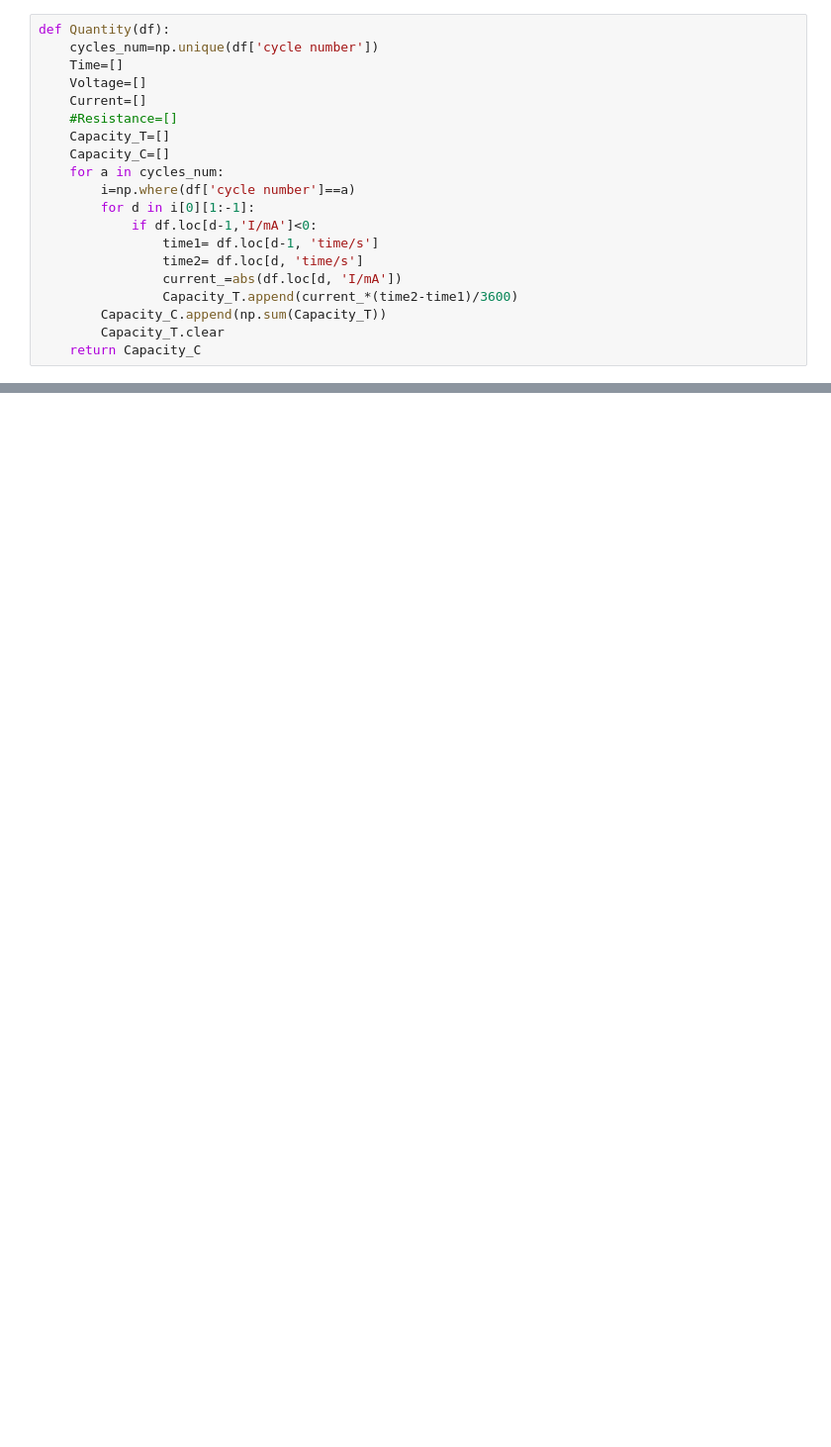
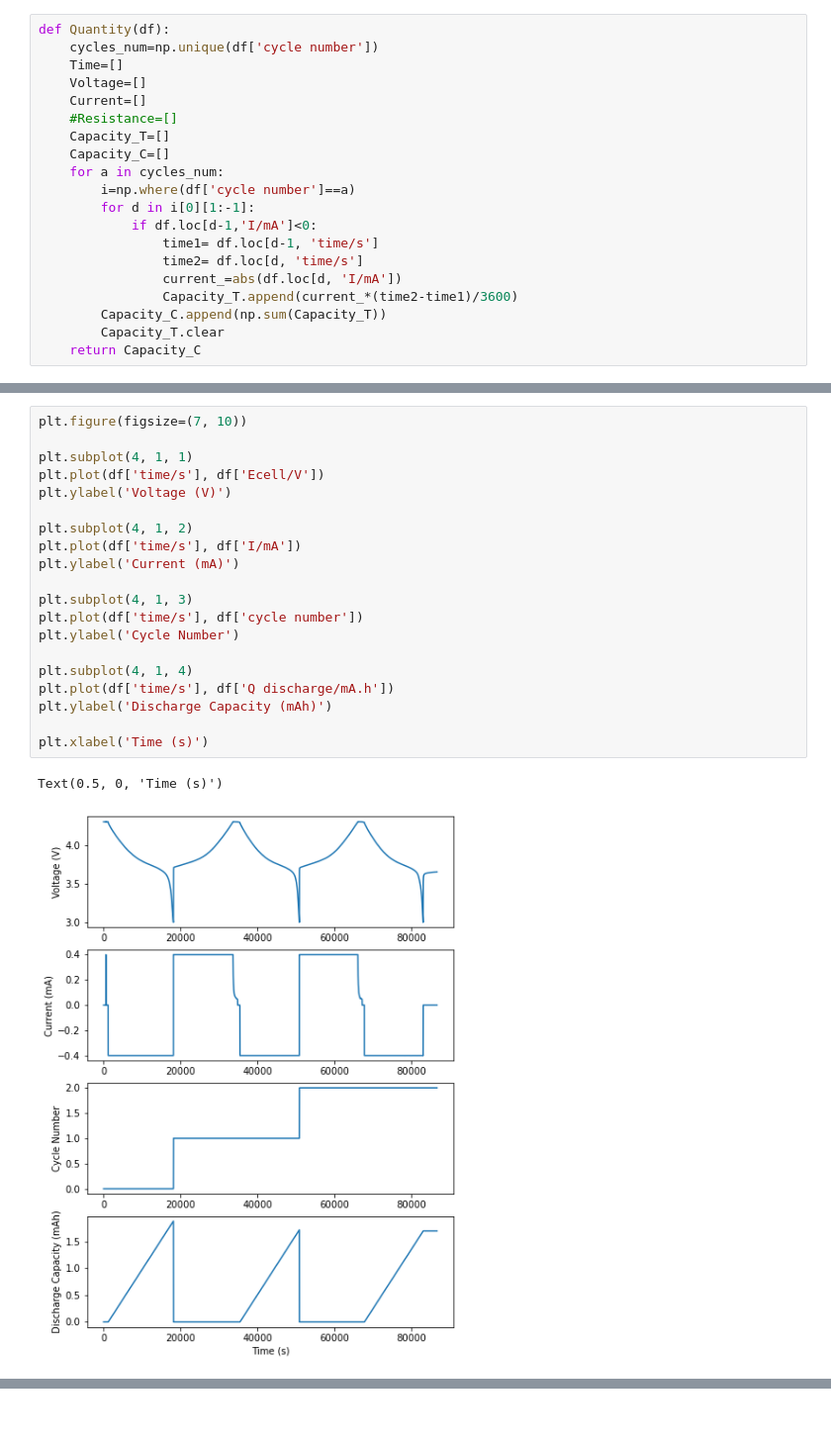
Before and after one commit to wengandrew/fast-formation, a Jupyter notebook: urop/students/ikovalchuk/Precondition(cathode).ipynb, the cells around one changed output, grey strips where cells are left out. Shown at 99% size. Saved outputs shown, nothing was run; the diff lists cells and outputs as text; blank space fills up the shorter version.

```diff
--- a/urop/students/ikovalchuk/Precondition(cathode).ipynb
+++ b/urop/students/ikovalchuk/Precondition(cathode).ipynb
@@ -52,0 +98,23 @@ def Quantity(df):
+# %%
+plt.figure(figsize=(7, 10))
+
+plt.subplot(4, 1, 1)
+plt.plot(df['time/s'], df['Ecell/V'])
+plt.ylabel('Voltage (V)')
+
+plt.subplot(4, 1, 2)
+plt.plot(df['time/s'], df['I/mA'])
+plt.ylabel('Current (mA)')
+
+plt.subplot(4, 1, 3)
+plt.plot(df['time/s'], df['cycle number'])
+plt.ylabel('Cycle Number')
+
+plt.subplot(4, 1, 4)
+plt.plot(df['time/s'], df['Q discharge/mA.h'])
+plt.ylabel('Discharge Capacity (mAh)')
+
+plt.xlabel('Time (s)')
+# %% [output]
+Text(0.5, 0, 'Time (s)')
+[figure, added]
```
Also changed, not shown: parts of 7 cells of this notebook.
